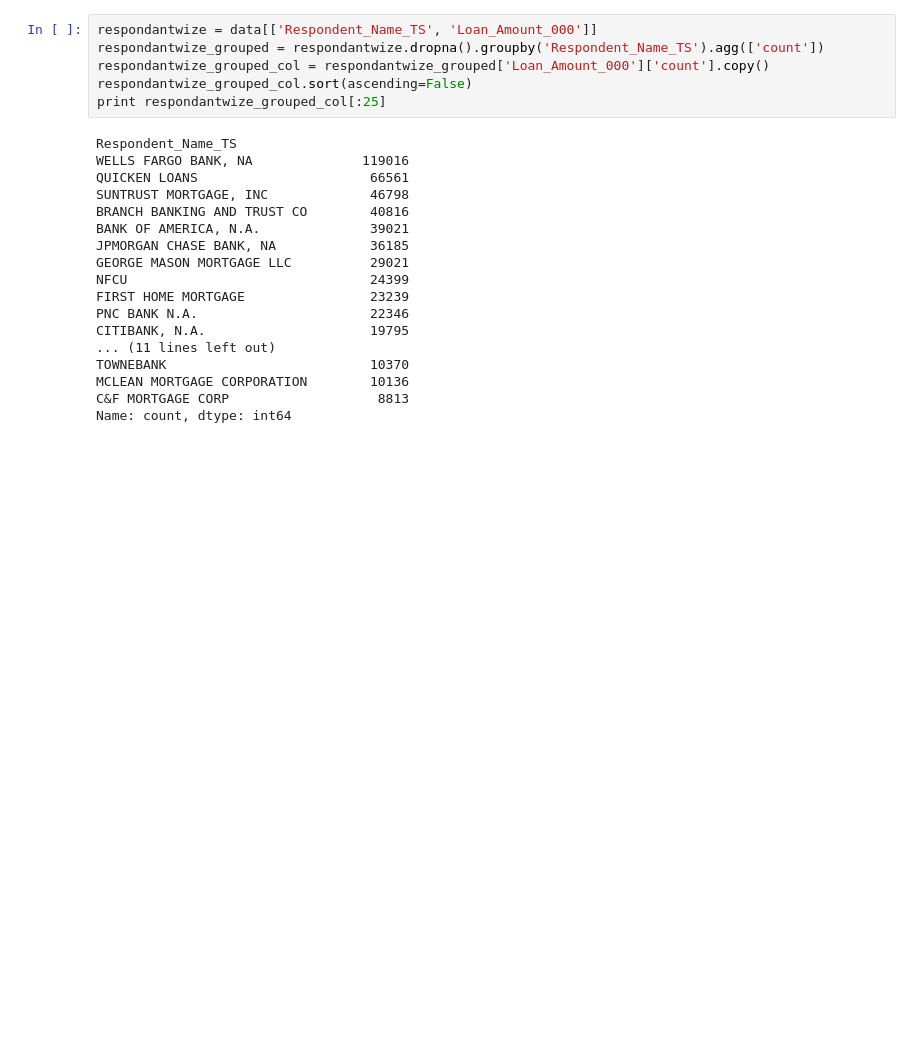
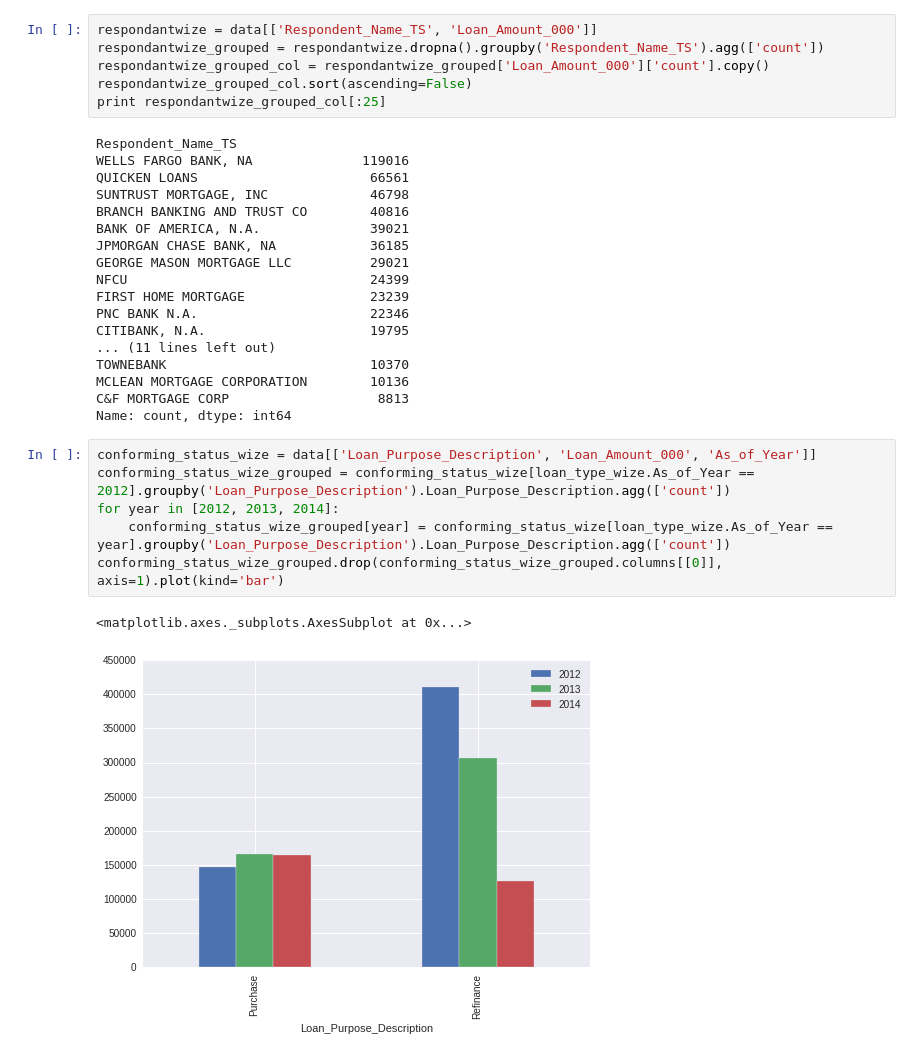
Before and after one commit to jainshubham/notebooks, a Jupyter notebook: Capital_One.ipynb, the cells around one changed output. Cells and saved outputs as stored; diff of their text form; blank space fills up the shorter version.

```diff
--- a/Capital_One.ipynb
+++ b/Capital_One.ipynb
@@ -123,3 +122,12 @@ TOWNEBANK                          10370
 MCLEAN MORTGAGE CORPORATION        10136
 C&F MORTGAGE CORP                   8813
 Name: count, dtype: int64
+# %%
+conforming_status_wize = data[['Loan_Purpose_Description', 'Loan_Amount_000', 'As_of_Year']]
+conforming_status_wize_grouped = conforming_status_wize[loan_type_wize.As_of_Year == 2012].groupby('Loan_Purpose_Description').Loan_Purpose_Description.agg(['count'])
+for year in [2012, 2013, 2014]:
+    conforming_status_wize_grouped[year] = conforming_status_wize[loan_type_wize.As_of_Year == year].groupby('Loan_Purpose_Description').Loan_Purpose_Description.agg(['count'])
+conforming_status_wize_grouped.drop(conforming_status_wize_grouped.columns[[0]], axis=1).plot(kind='bar')
+# %% [output]
+<matplotlib.axes._subplots.AxesSubplot at 0x...>
+[figure, added]
```
Also changed, not shown: parts of 9 cells of this notebook.
